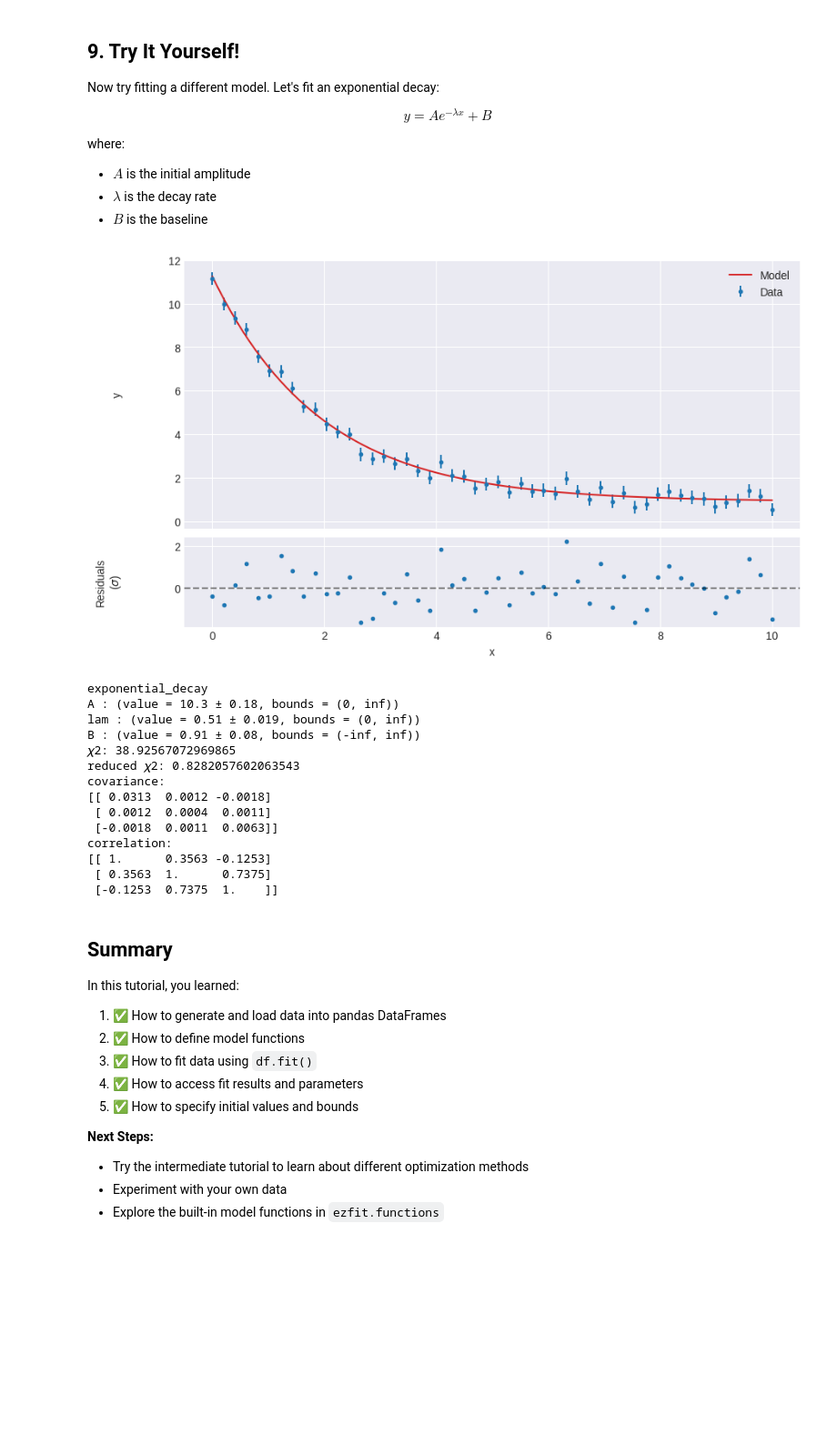
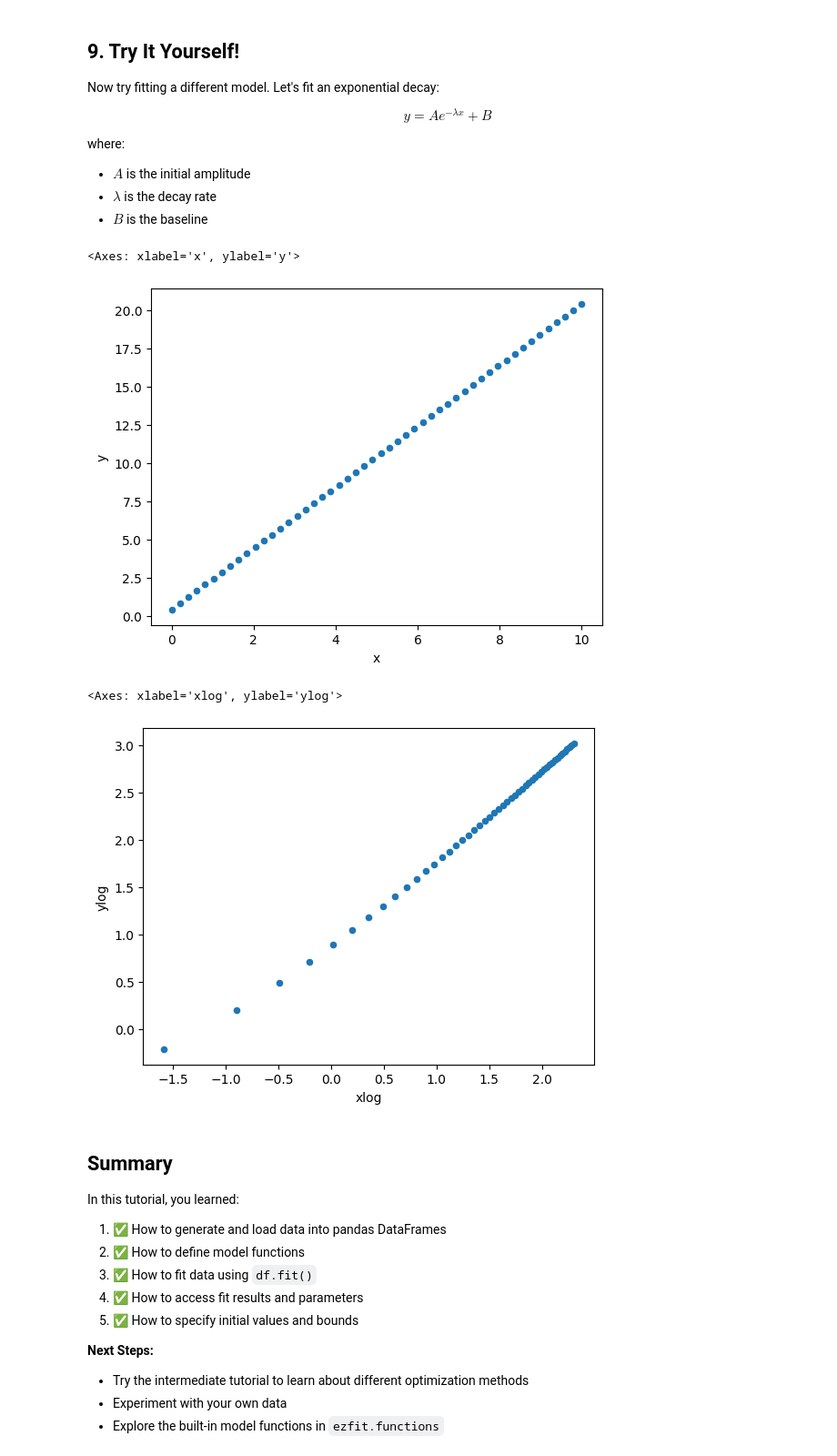
Before and after one commit to WSU-Carbon-Lab/ezfit, a Jupyter notebook: notebooks/01_data_plotting_and_fitting.ipynb, the cells around one changed output. Shown at 91% size. Drawn from its saved outputs; the diff is of its cells as text; code cells hidden in the pictures; blank space fills up the shorter version.

```diff
--- a/notebooks/01_data_plotting_and_fitting.ipynb
+++ b/notebooks/01_data_plotting_and_fitting.ipynb
@@ -202,50 +207,22 @@ where:
 - $A$ is the initial amplitude
 - $\lambda$ is the decay rate
 - $B$ is the baseline
-# %%
-from ezfit.examples import generate_exponential_decay_data
-
-# Generate exponential decay data
-df_exp = generate_exponential_decay_data(
-    n_points=50, amplitude=10.0, decay_rate=0.5, baseline=1.0, seed=42
-)
-
-
-# Define exponential model
-def exponential_decay(x, A, lam, B):
-    """Exponential decay: y = A * exp(-lam * x) + B"""
-    return A * np.exp(-lam * x) + B
-
-
-# Fit the data
-model_exp, ax_exp, ax_res_exp = df_exp.fit(
-    exponential_decay,
-    "x",
-    "y",
-    "yerr",
-    A={"value": 8.0, "min": 0},
-    lam={"value": 0.3, "min": 0},
-    B={"value": 1.0},
-)
-
-plt.show()
-print(model_exp)
-# %% [output]
-[figure, removed]
-exponential_decay
-A : (value = 10.3 ± 0.18, bounds = (0, inf))
-lam : (value = 0.51 ± 0.019, bounds = (0, inf))
-B : (value = 0.91 ± 0.08, bounds = (-inf, inf))
-𝜒2: 38.92567072969865
-reduced 𝜒2: 0.8282057602063543
-covariance:
-[[ 0.0313  0.0012 -0.0018]
- [ 0.0012  0.0004  0.0011]
- [-0.0018  0.0011  0.0063]]
-correlation:
-[[ 1.      0.3563 -0.1253]
- [ 0.3563  1.      0.7375]
- [-0.1253  0.7375  1.    ]]
+# %%
+from ezfit.examples import generate_linear_data
+
+df_
+# %% [output]
+<Axes: xlabel='x', ylabel='y'>
+[figure, added]
+# %%
+import numpy as np
+
+df_line["xlog"] = np.log(df_line["x"])
+df_line["ylog"] = np.log(df_line["y"])
+df_line.plot(x="xlog", y="ylog", kind="scatter")
+# %% [output]
+<Axes: xlabel='xlog', ylabel='ylog'>
+[figure, added]
 # %% [markdown]
 ## Summary
 
```
Also changed, not shown: parts of 2 cells of this notebook, 20 other files.
